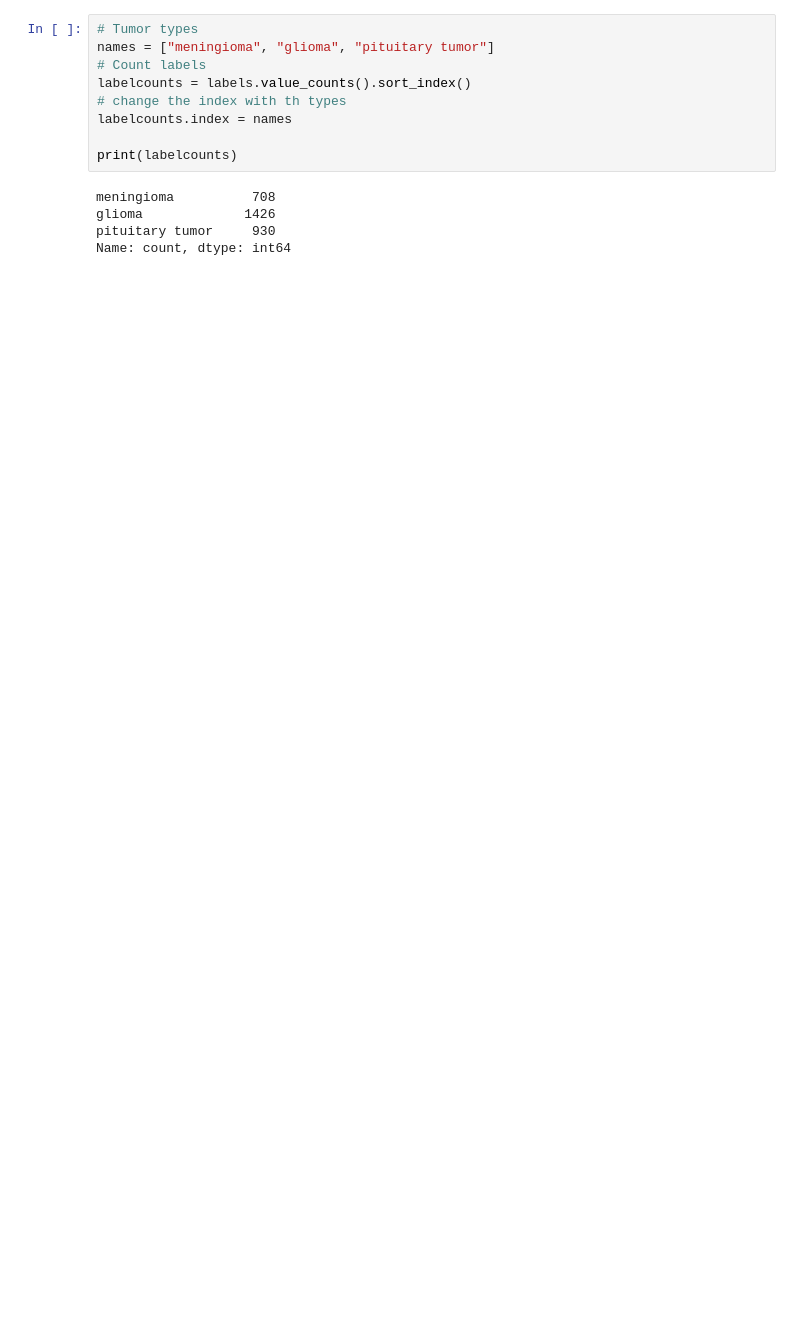
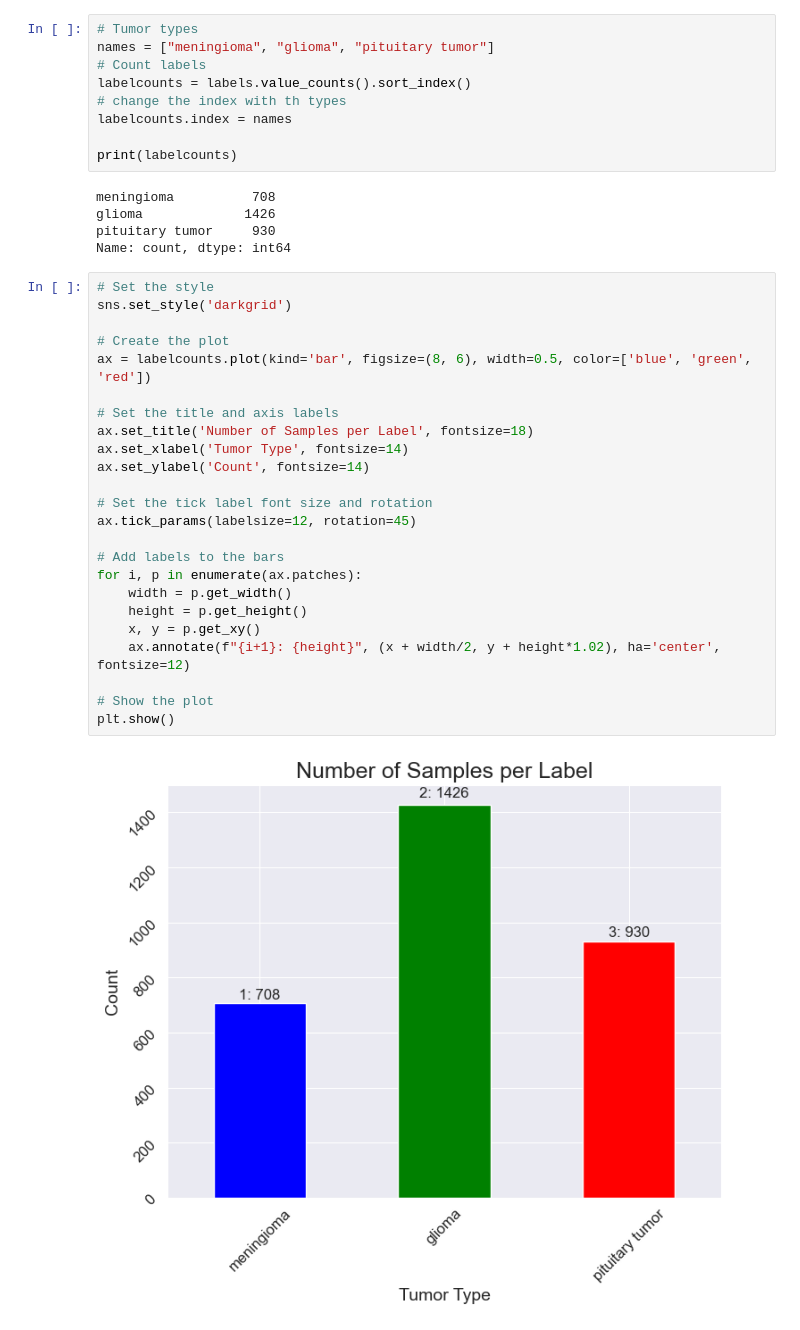
Before and after one commit to ahkatlio/QCNN_for_brain_cancer, a Jupyter notebook: Model.ipynb, the cells around one changed output. Drawn from its saved outputs; the diff is of its cells as text; blank space fills up the shorter version.

```diff
--- a/Model.ipynb
+++ b/Model.ipynb
@@ -75,3 +78,29 @@ meningioma          708
 glioma             1426
 pituitary tumor     930
 Name: count, dtype: int64
+# %%
+# Set the style
+sns.set_style('darkgrid')
+
+# Create the plot
+ax = labelcounts.plot(kind='bar', figsize=(8, 6), width=0.5, color=['blue', 'green', 'red'])
+
+# Set the title and axis labels
+ax.set_title('Number of Samples per Label', fontsize=18)
+ax.set_xlabel('Tumor Type', fontsize=14)
+ax.set_ylabel('Count', fontsize=14)
+
+# Set the tick label font size and rotation
+ax.tick_params(labelsize=12, rotation=45)
+
+# Add labels to the bars
+for i, p in enumerate(ax.patches):
+    width = p.get_width()
+    height = p.get_height()
+    x, y = p.get_xy()
+    ax.annotate(f"{i+1}: {height}", (x + width/2, y + height*1.02), ha='center', fontsize=12)
+
+# Show the plot
+plt.show()
+# %% [output]
+[figure, added]
```
Also changed, not shown: parts of 5 cells of this notebook.
